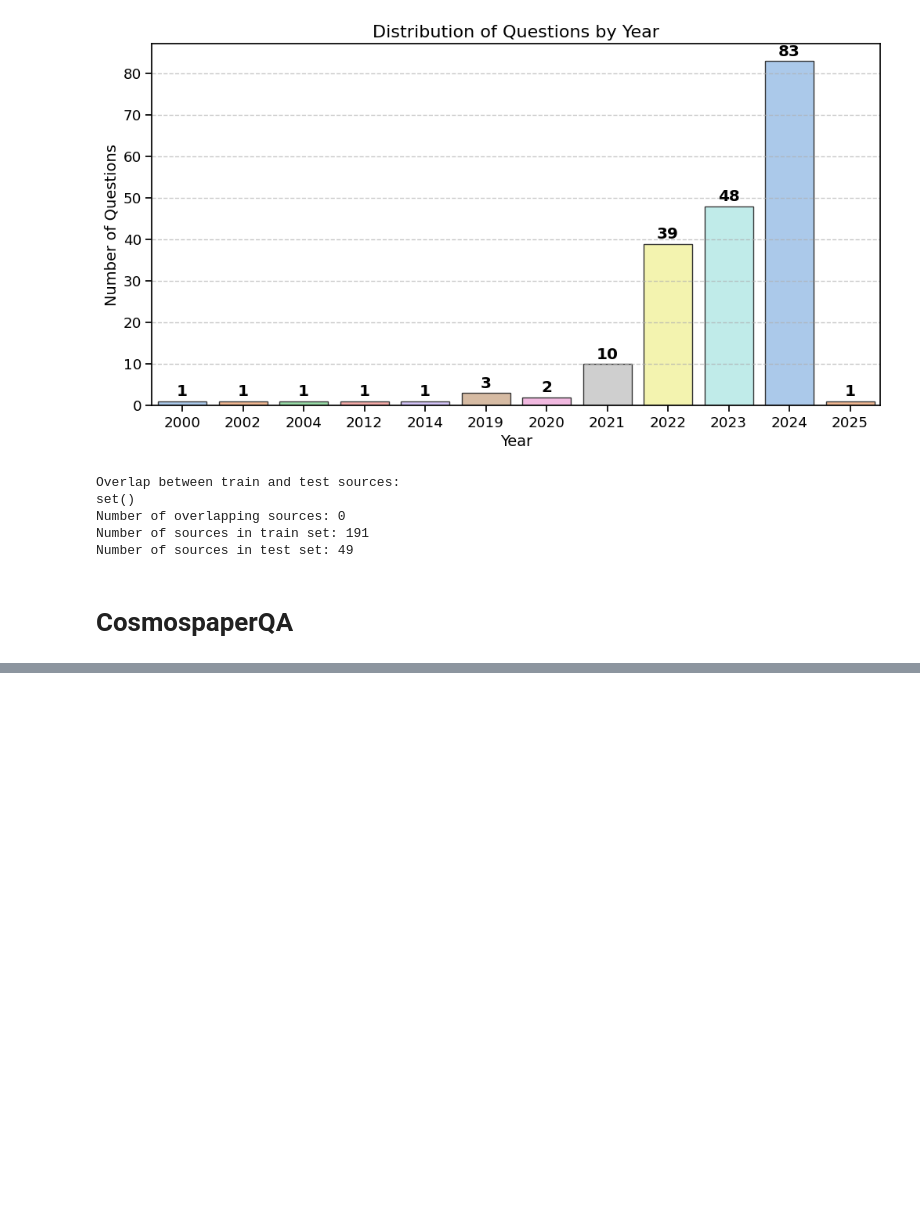
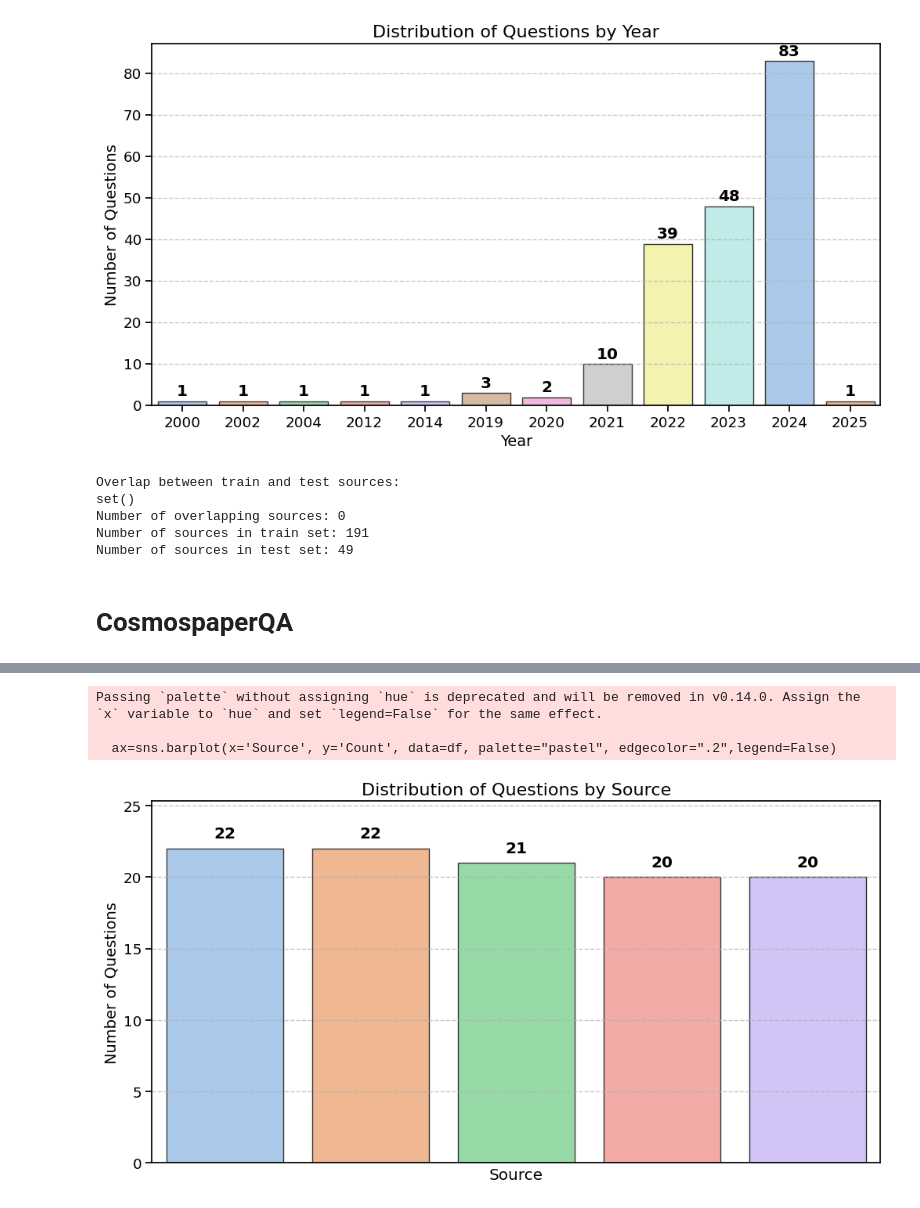
Before and after one commit to AprilQx/Paperqa, a Jupyter notebook: notebooks/MultipleChoice_utils.ipynb, the cells around one changed output, grey strips where cells are left out. Drawn from its saved outputs; the diff is of its cells as text; code cells hidden in the pictures; blank space fills up the shorter version.

```diff
--- a/notebooks/MultipleChoice_utils.ipynb
+++ b/notebooks/MultipleChoice_utils.ipynb
@@ -563,3 +622,8 @@ Number of sources in train set: 191
 Number of sources in test set: 49
 # %% [markdown]
 # CosmospaperQA
+# %%
+#load the cosmos paperqa
+
+cosmos = pd.read_parquet("data/cosmospaperqa/CosmoPaperQA.parquet", engine='fastparquet')
+print("Successfully read with fastparquet")
@@ -565,0 +641,51 @@ Number of sources in test set: 49
+# %%
+def plot_distribution_per_source(source_counts: dict):
+    """
+    Plot the distribution of questions per source without showing source labels.
+
+    Args:
+        source_counts: Dictionary with sources and their corresponding question counts
+    """
+    # Convert to DataFrame for plotting
+    df = pd.DataFrame(list(source_counts.items()), columns=['Source', 'Count'])
+
+    # Sort by count in descending order
+    df = df.sort_values(by='Count', ascending=False)
+
+    # Create the plot
+    plt.figure(figsize=(12, 6))
+
+    sns.set_palette("pastel")
+    sns.set_context("notebook", font_scale=1.2)
+
+    ax=sns.barplot(x='Source', y='Count', data=df, palette="pastel", edgecolor=".2",legend=False)
+    #set limit to y axis
+    plt.ylim(0, max(df['Count']) * 1.15)
+    plt.xticks([])
+    # Add labels and title
+    plt.title('Distribution of Questions by Source', fontsize=16)
+    plt.ylabel('Number of Questions', fontsize=14)
+    # Add grid for better readability
+    plt.grid(axis='y', linestyle='--', alpha=0.7)
+    # Add count labels on top of the bars
+    for i, p in enumerate(ax.patches):
+        ax.annotate(
+            str(df['Count'].iloc[i]),  # The label text (count value)
+            (p.get_x() + p.get_width() / 2, p.get_height() + 0.5),  # The position (x, y)
+            ha='center',  # Horizontal alignment
+            va='bottom',  # Vertical alignment
+            fontweight='bold',  # Make it bold
+            color='black'  # Text color
+        )
+
+#create source_counts for cosmos
+source_counts_cosmos = {}
+for source in cosmos['doi'].unique():
+    source_counts_cosmos[source] = len(cosmos[cosmos['doi'] == source])
+
+plot_distribution_per_source(source_counts_cosmos)
+# %% [output]
+Passing `palette` without assigning `hue` is deprecated and will be removed in v0.14.0. Assign the `x` variable to `hue` and set `legend=False` for the same effect.
+
+  ax=sns.barplot(x='Source', y='Count', data=df, palette="pastel", edgecolor=".2",legend=False)
+[figure, added]
```
Also changed, not shown: parts of 11 cells of this notebook, 7 other files.
